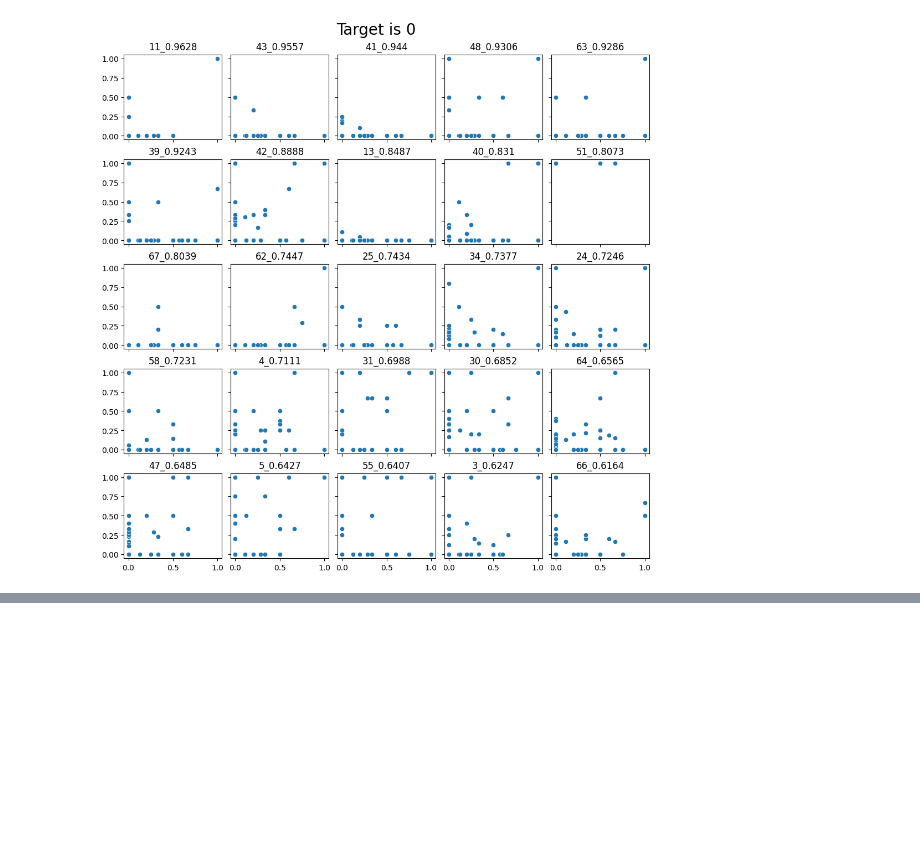
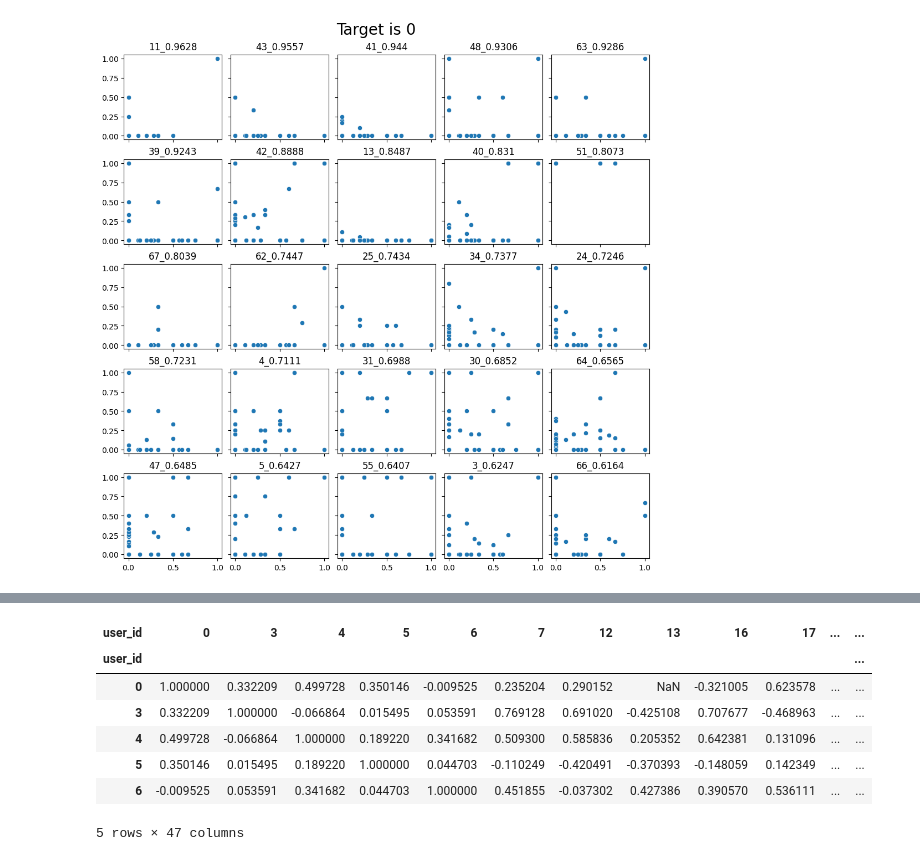
Before and after one commit to csLee94/project_notebook, a Jupyter notebook: collaborative_filtering/notebooks/get_eda.ipynb, the cells around one changed output, grey strips where cells are left out. Cells and saved outputs as stored; diff of their text form; code cells hidden in the pictures; blank space fills up the shorter version.

```diff
--- a/collaborative_filtering/notebooks/get_eda.ipynb
+++ b/collaborative_filtering/notebooks/get_eda.ipynb
@@ -246,0 +310,12 @@ Text(0.5, 0.98, 'Target is 0')
+# %%
+df_test = pcc_matrix.loc[pcc_matrix.index.isin(valid_user), valid_user]
+df_test.head()
+# %% [output]
+| user_id | 0 | 3 | 4 | 5 | 6 | 7 | 12 | 13 | 16 | 17 | ... | ... |
+| user_id |  |  |  |  |  |  |  |  |  |  |  | ... |
+| 0 | 1.000000 | 0.332209 | 0.499728 | 0.350146 | -0.009525 | 0.235204 | 0.290152 | NaN | -0.321005 | 0.623578 | ... | ... |
+| 3 | 0.332209 | 1.000000 | -0.066864 | 0.015495 | 0.053591 | 0.769128 | 0.691020 | -0.425108 | 0.707677 | -0.468963 | ... | ... |
+| 4 | 0.499728 | -0.066864 | 1.000000 | 0.189220 | 0.341682 | 0.509300 | 0.585836 | 0.205352 | 0.642381 | 0.131096 | ... | ... |
+| 5 | 0.350146 | 0.015495 | 0.189220 | 1.000000 | 0.044703 | -0.110249 | -0.420491 | -0.370393 | -0.148059 | 0.142349 | ... | ... |
+| 6 | -0.009525 | 0.053591 | 0.341682 | 0.044703 | 1.000000 | 0.451855 | -0.037302 | 0.427386 | 0.390570 | 0.536111 | ... | ... |
+5 rows × 47 columns
```
Also changed, not shown: parts of 11 cells of this notebook.
